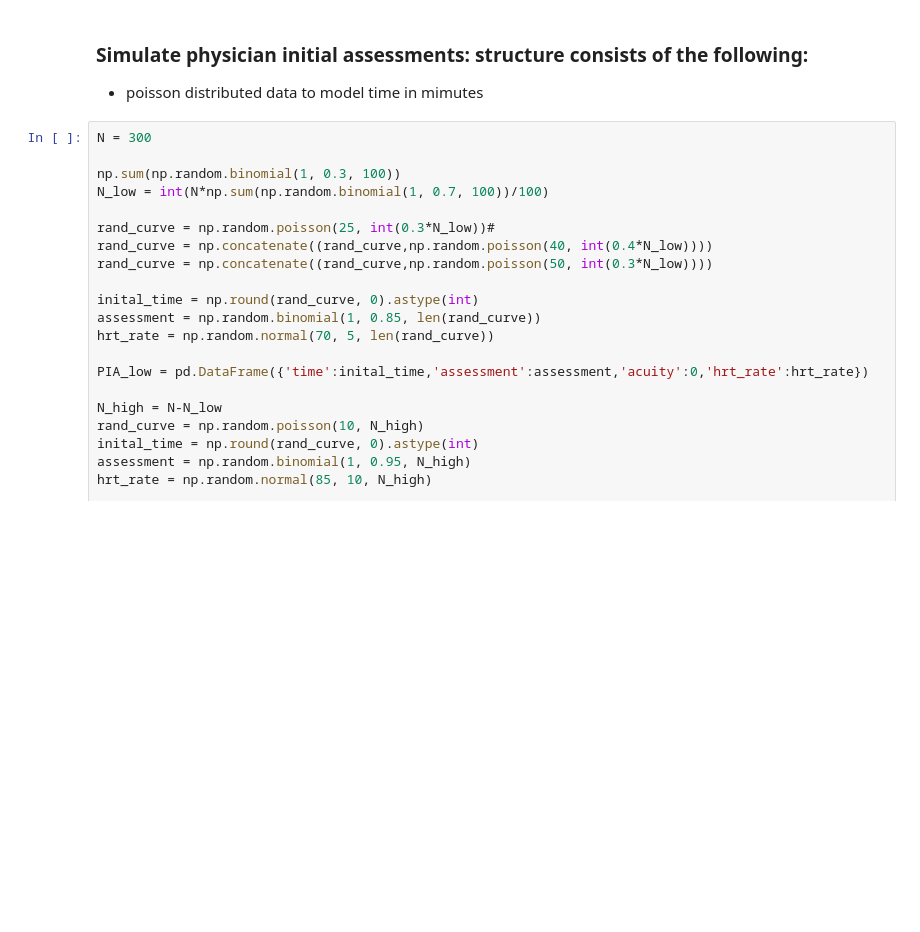
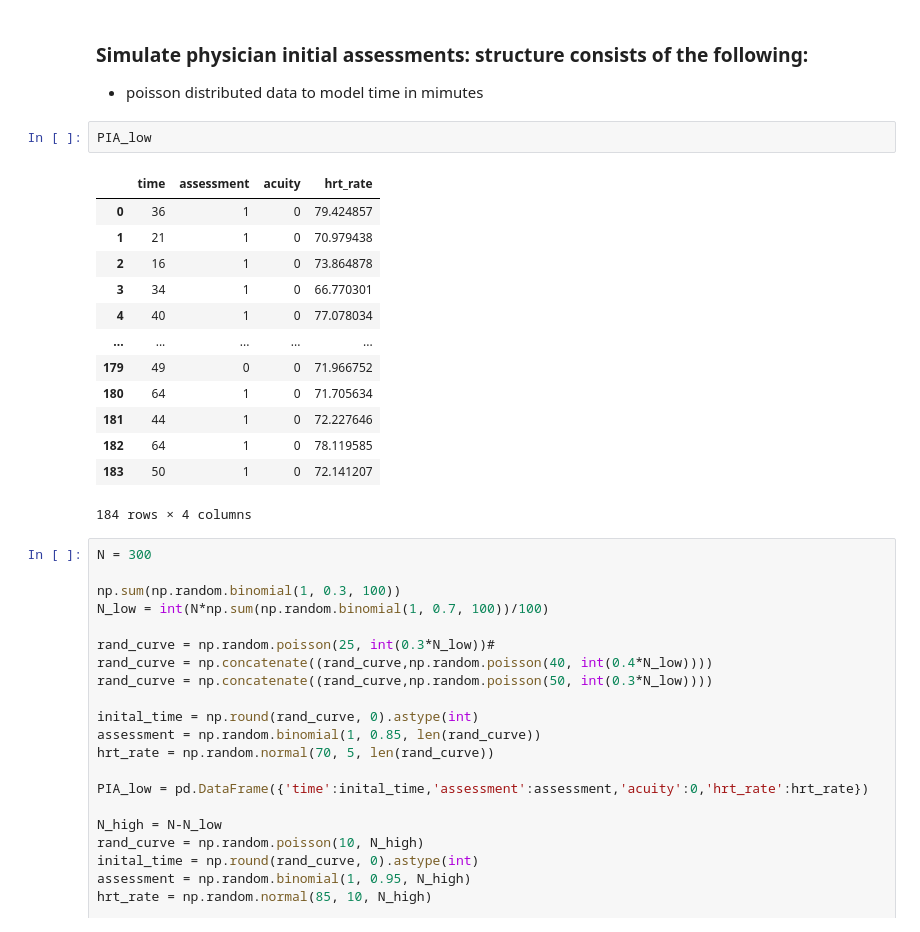
Before and after one commit to icmoore/healthcare_analytics, a Jupyter notebook: notebooks/inital_assessments.ipynb, the cells around one changed output. Saved outputs shown, nothing was run; the diff lists cells and outputs as text; blank space fills up the shorter version.

```diff
--- a/notebooks/inital_assessments.ipynb
+++ b/notebooks/inital_assessments.ipynb
@@ -20,6 +20,22 @@ from pomegranate import *
 # %% [markdown]
 ### Simulate physician initial assessments: structure consists of the following:
    * poisson distributed data to model time in mimutes
+# %%
+PIA_low
+# %% [output]
+|  | time | assessment | acuity | hrt_rate |
+| 0 | 36 | 1 | 0 | 79.424857 |
+| 1 | 21 | 1 | 0 | 70.979438 |
+| 2 | 16 | 1 | 0 | 73.864878 |
+| 3 | 34 | 1 | 0 | 66.770301 |
+| 4 | 40 | 1 | 0 | 77.078034 |
+| ... | ... | ... | ... | ... |
+| 179 | 49 | 0 | 0 | 71.966752 |
+| 180 | 64 | 1 | 0 | 71.705634 |
+| 181 | 44 | 1 | 0 | 72.227646 |
+| 182 | 64 | 1 | 0 | 78.119585 |
+| 183 | 50 | 1 | 0 | 72.141207 |
+184 rows × 4 columns
 # %%
 N = 300
 
```
Also changed, not shown: 4 other files.
